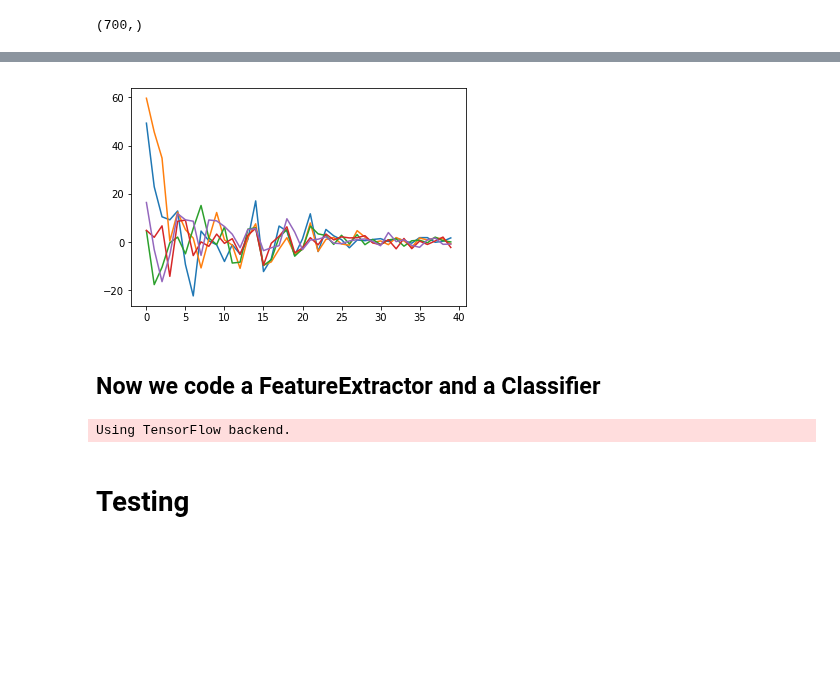
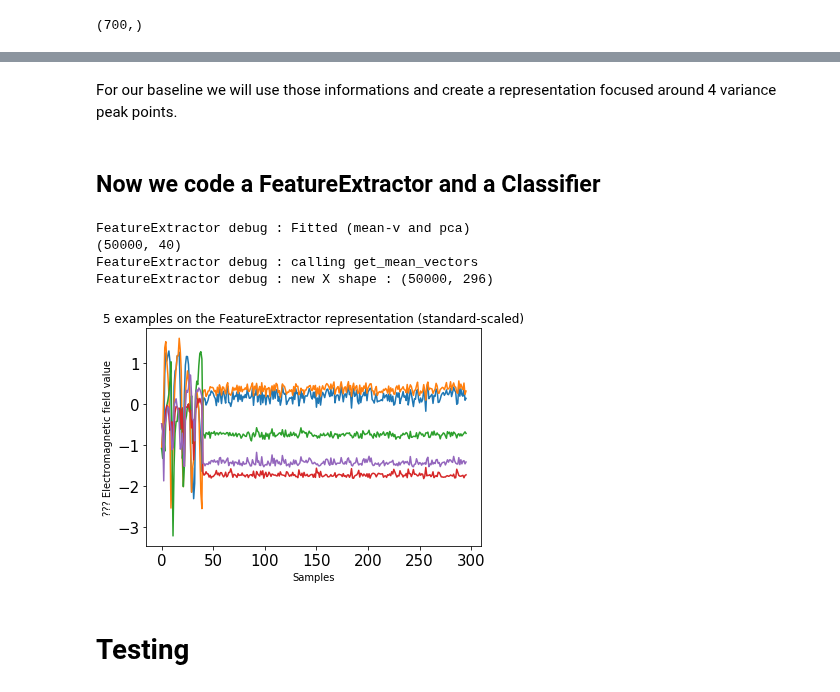
Before and after one commit to luvf/Side_channel_challenge, a Jupyter notebook: FeatureSelection.ipynb, the cells around one changed output, grey strips where cells are left out. Saved outputs shown, nothing was run; the diff lists cells and outputs as text; code cells hidden in the pictures; blank space fills up the shorter version.

```diff
--- a/FeatureSelection.ipynb
+++ b/FeatureSelection.ipynb
@@ -192,6 +134,0 @@ XX.shape
-# %%
-for i in range(5):
-    plt.plot([i for i in range(40)], XX[i])
-plt.show()
-# %% [output]
-[figure, removed]
@@ -205,3 +135,5 @@ dists_n = scaler.fit_transform(dists)
+# %% [markdown]
+For our baseline we will use those informations and create a representation focused around 4 variance peak points.
 # %% [markdown]
 ## Now we code a FeatureExtractor and a Classifier
 # %%
@@ -248,6 +192,26 @@ def get_mean_vectors(X, y):
 def get_sum(v, metric='euclidean'):
     print('FeatureExtractor debug : calling get_sum')
     return pairwise_distances(v, metric=metric).sum(axis=0)
+# %%
+tr = FeatureExtractor()
+XX = tr.fit_transform(X, y)
+scaler = StandardScaler()
+XX_std = scaler.fit_transform(XX, y)
+
+for i in range(5):
+    plt.plot([i for i in range(296)], XX_std[i])
+plt.title("5 examples on the FeatureExtractor representation (standard-scaled)")
+plt.xlabel("Samples")
+plt.xticks(fontsize=15, visible=True)
+plt.ylabel("??? Electromagnetic field value")
+plt.yticks(fontsize=15)
+plt.show()
+# %% [output]
+FeatureExtractor debug : Fitted (mean-v and pca)
+(50000, 40)
+FeatureExtractor debug : calling get_mean_vectors
+FeatureExtractor debug : new X shape : (50000, 296)
+[figure, added]
 # %%
 from sklearn.base import BaseEstimator
 import keras
@@ -264,18 +228,28 @@ from sklearn.linear_model import LogisticRegression
 from catboost import CatBoostClassifier
 from sklearn.svm import SVC
 from sklearn.neighbors import KNeighborsClassifier
+from sklearn.svm import LinearSVC
+from sklearn.kernel_approximation import RBFSampler
+from sklearn.linear_model import SGDClassifier
 
 class Classifier(BaseEstimator):
     def __init__(self):
         #self.clf = LogisticRegression(random_state=0, solver='lbfgs')
         #self.clf = make_pipeline(StandardScaler(), LogisticRegression(verbose=1))
         #self.clf = make_pipeline(StandardScaler(), GaussianNB())
-        self.clf = GaussianNB()
+
         #self.clf = CatBoostClassifier(iterations=15, depth=4, learning_rate=1,verbose=True)
-        #self.clf = SVC(kernel='linear', verbose=True)
+        #self.clf = make_pipeline(StandardScaler(),SVC(C=100, verbose=True, kernel='rbf', probability=True))
         #self.clf = KNeighborsClassifier()
 
+        #self.clf = SGDClassifier(max_iter=30, verbose=1, loss='log')
+        #self.rbf = RBFSampler(gamma=0.001, random_state=1)
+
+        #self.clf = GaussianNB()
+
     def fit(self, X, y):
+        #self.rbf.fit_transform(X)
+        #print('RBF fitted')
         self.clf.fit(X, y)
 
     def predict(self, X):
@@ -284,5 +258,3 @@ class Classifier(BaseEstimator):
     def predict_proba(self, X):
         y_pred_proba = self.clf.predict_proba(X)
         return y_pred_proba
-# %% [output]
-Using TensorFlow backend.
```
Also changed, not shown: parts of 33 cells of this notebook.
